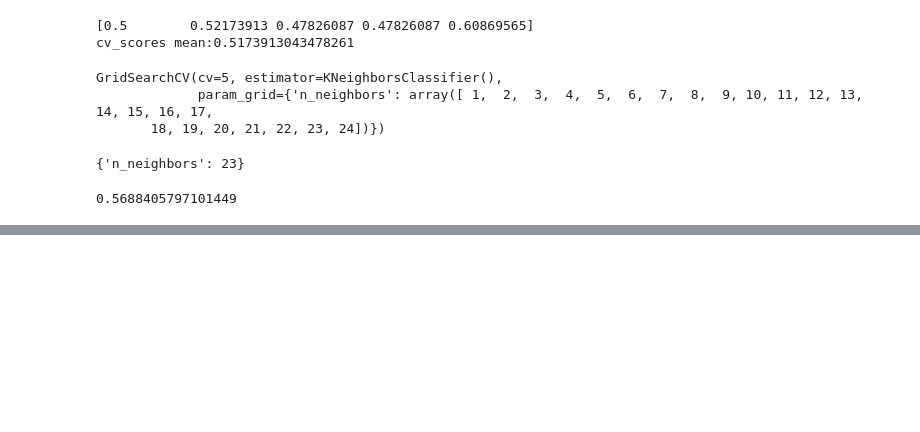
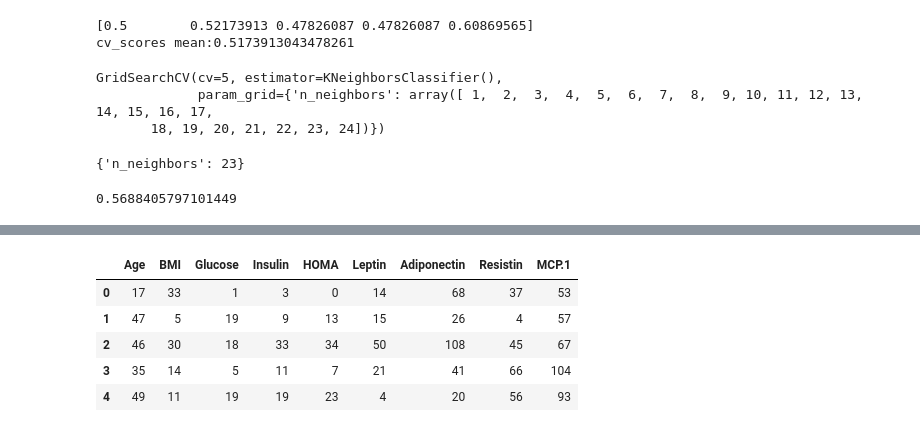
Before and after one commit to nellaadrs/datamining, a Jupyter notebook: _sources/UTS.ipynb, the cells around one changed output, grey strips where cells are left out. Cells and saved outputs as stored; diff of their text form; code cells hidden in the pictures; blank space fills up the shorter version.

```diff
--- a/_sources/UTS.ipynb
+++ b/_sources/UTS.ipynb
@@ -106,0 +208,10 @@ knn_gscv.best_score_
+# %%
+data_array=dataset.drop(columns='Classification')
+data_array.head()
+# %% [output]
+|  | Age | BMI | Glucose | Insulin | HOMA | Leptin | Adiponectin | Resistin | MCP.1 |
+| 0 | 17 | 33 | 1 | 3 | 0 | 14 | 68 | 37 | 53 |
+| 1 | 47 | 5 | 19 | 9 | 13 | 15 | 26 | 4 | 57 |
+| 2 | 46 | 30 | 18 | 33 | 34 | 50 | 108 | 45 | 67 |
+| 3 | 35 | 14 | 5 | 11 | 7 | 21 | 41 | 66 | 104 |
+| 4 | 49 | 11 | 19 | 19 | 23 | 4 | 20 | 56 | 93 |
```
Also changed, not shown: parts of 15 cells of this notebook, 3 other files.
